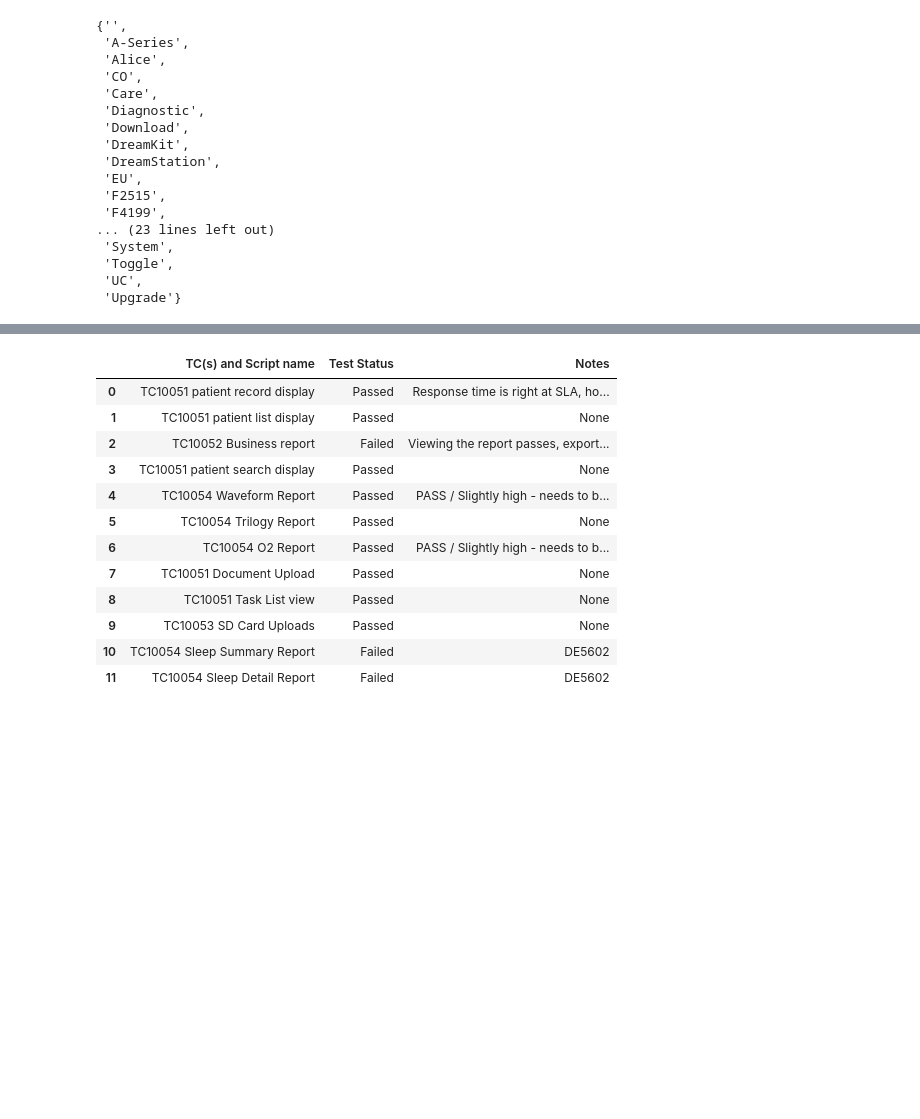
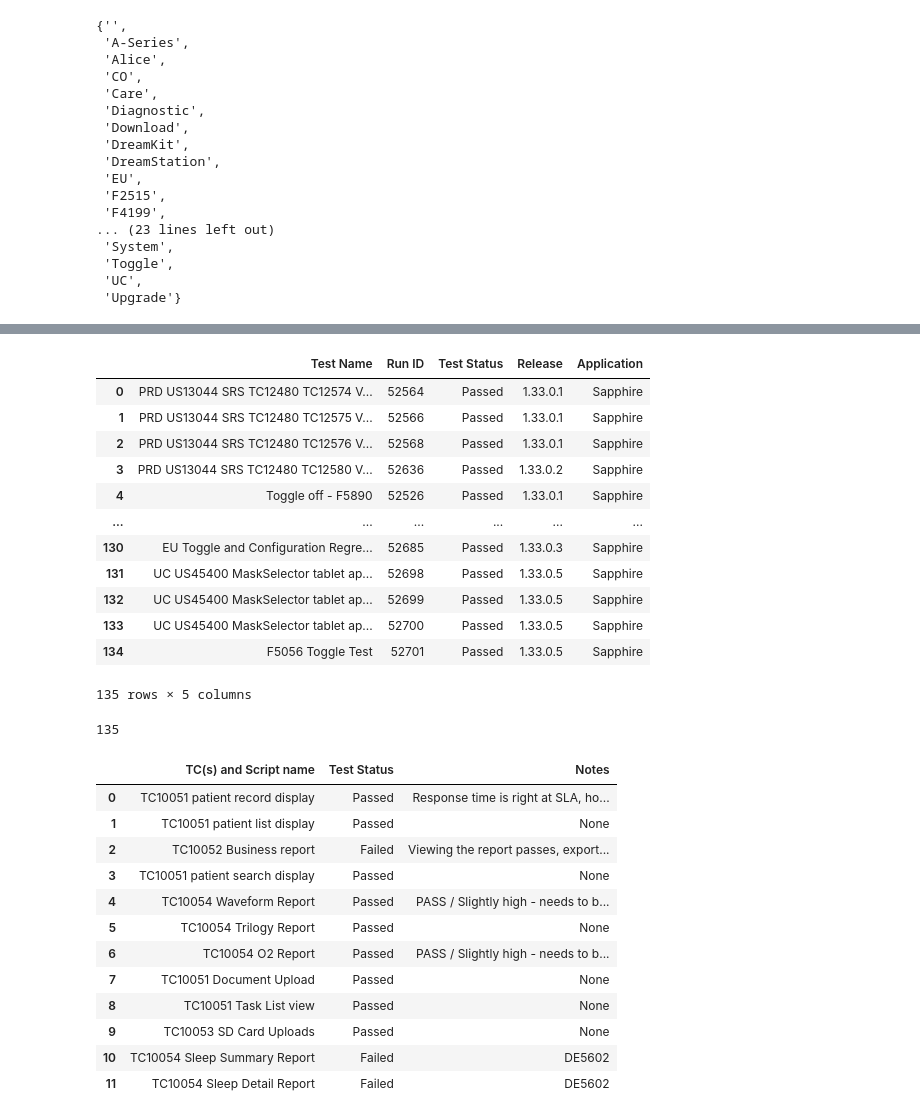
Before and after one commit to jacoblee628/systemsproject, a Jupyter notebook: src/more_experiments.ipynb, the cells around one changed output, grey strips where cells are left out. Drawn from its saved outputs; the diff is of its cells as text; code cells hidden in the pictures; blank space fills up the shorter version.

```diff
--- a/src/more_experiments.ipynb
+++ b/src/more_experiments.ipynb
@@ -78,9 +64,13 @@ with open(file_path, 'rb') as f:
 # Get the test names
 # (Need to iterate separately because theyre technically separate "paragraphs")
 test_names = []
+run_ids = []
 # For each "paragraph" in the document,
 for i, paragraph in enumerate(document.paragraphs):
     # Find lines that have "Run ID" in them
     if "Run ID:" in paragraph.text:
         # The line before that has the test name
         test_names.append(document.paragraphs[i-1].text)
+        # Also store the run_id (for error log)
+        run_id = int(paragraph.text.replace("Run ID:", ""))
+        run_ids.append(run_id)
@@ -89,36 +98,50 @@ NameError: name 'i' is not defined
 # %%
-
-
 # Get the table info
 data = []
 
-
 # For each table in the document:
-for i, table in enumerate(document.tables):
+entry_idx = 0
+for table in document.tables:
     # If the first few cells belong to a test, it's probably a test description table
-    if table.cell(0,0).text == "Status:" and table.cell(1,1).text == "1. Product":
+    if table.cell(0,0).text == "Status:" and table.cell(1,2).text == "1. Product":
         # Extract the test info from table
         # Get PRD
         data.append({
-            "Test Name": test_names[i],
-
-            "Method": "Manual",
-            "V&V Test Report": v_v,
+            "Test Name": test_names[entry_idx],
+            "Run ID": run_ids[entry_idx],
             "Test Status": table.cell(0,1).text,
-            "Release":,
+            "Release":table.cell(2,1).text,
             "Application": table.cell(1,3).text,
         })
+
+        entry_idx += 1
         # statuses.append()
         # products.append(table.cell(1,1).text)
-
-# Make sure we've aligned test names and test data correctly
-assert i == len(test_names) - 1, "Error: Parsing Manual As-Runs doc failed; likely code needs more robust parsing for this document"
 
 # # Make sure same number of test names and statuses
 # assert len(test_names) == len(statuses), "Error: Couldn't parse same number of test names and test statuses.\n# test names: {len(test_names)}, # statuses: {len(statuses)}"
 
 # make a dataframe for outputting
-df = pd.DataFrame({"Test Name":test_names, "Test Status":statuses})
+df = pd.DataFrame(data)
+df
+# %% [output]
+|  | Test Name | Run ID | Test Status | Release | Application |
+| 0 | PRD US13044 SRS TC12480 TC12574 V... | 52564 | Passed | 1.33.0.1 | Sapphire |
+| 1 | PRD US13044 SRS TC12480 TC12575 V... | 52566 | Passed | 1.33.0.1 | Sapphire |
+| 2 | PRD US13044 SRS TC12480 TC12576 V... | 52568 | Passed | 1.33.0.1 | Sapphire |
+| 3 | PRD US13044 SRS TC12480 TC12580 V... | 52636 | Passed | 1.33.0.2 | Sapphire |
+| 4 | Toggle off - F5890 | 52526 | Passed | 1.33.0.1 | Sapphire |
+| ... | ... | ... | ... | ... | ... |
+| 130 | EU Toggle and Configuration Regre... | 52685 | Passed | 1.33.0.3 | Sapphire |
+| 131 | UC US45400 MaskSelector tablet ap... | 52698 | Passed | 1.33.0.5 | Sapphire |
+| 132 | UC US45400 MaskSelector tablet ap... | 52699 | Passed | 1.33.0.5 | Sapphire |
+| 133 | UC US45400 MaskSelector tablet ap... | 52700 | Passed | 1.33.0.5 | Sapphire |
+| 134 | F5056 Toggle Test | 52701 | Passed | 1.33.0.5 | Sapphire |
+135 rows × 5 columns
+# %%
+len(test_names)
+# %% [output]
+135
 # %%
 df = read_performance_test_results_by_tc("../data/ER2228014 v51 ATT2 Automated as-run/1.33.0/PerformanceTests/PerformanceTestResultsByTC_2020_10_12.xlsx")
 df
```
Also changed, not shown: parts of 9 cells of this notebook, 3 other files.
